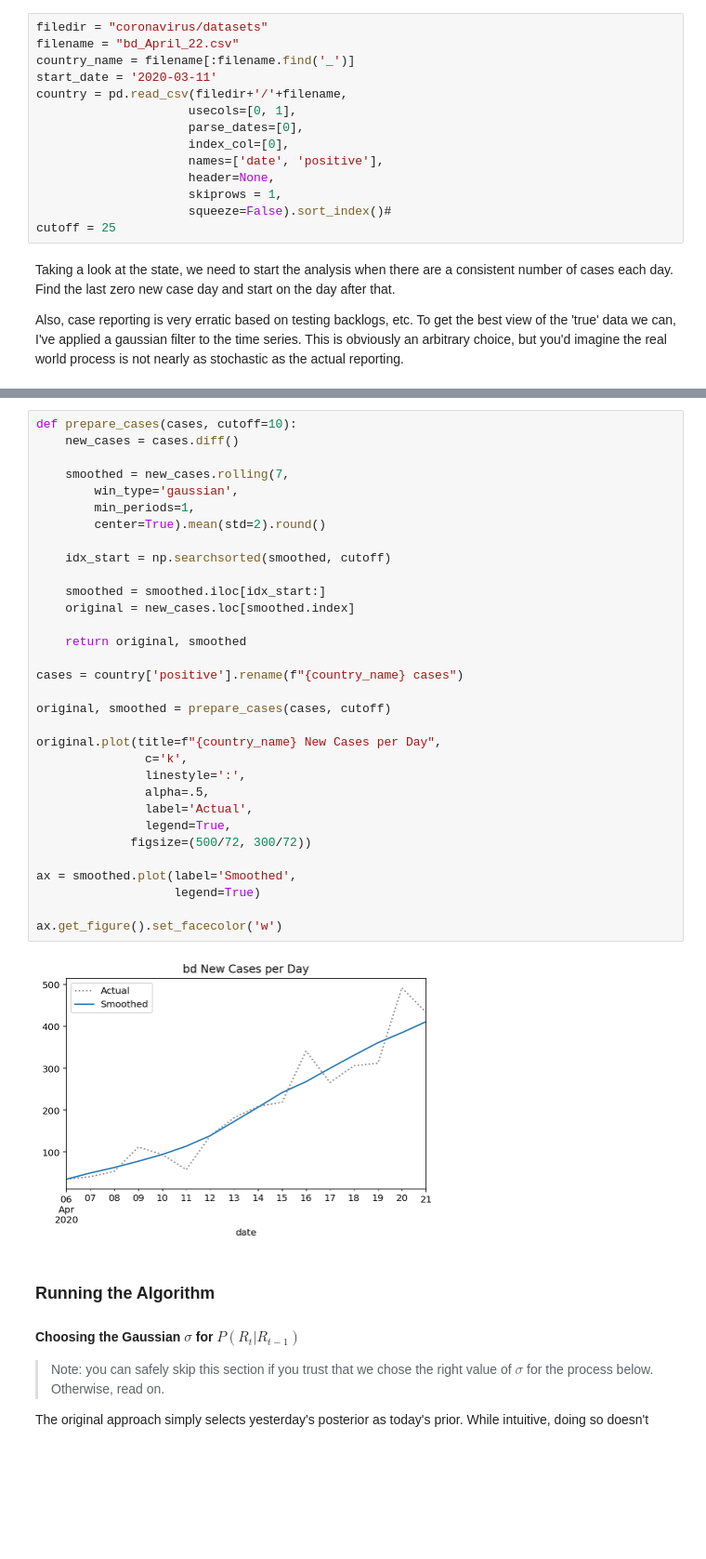
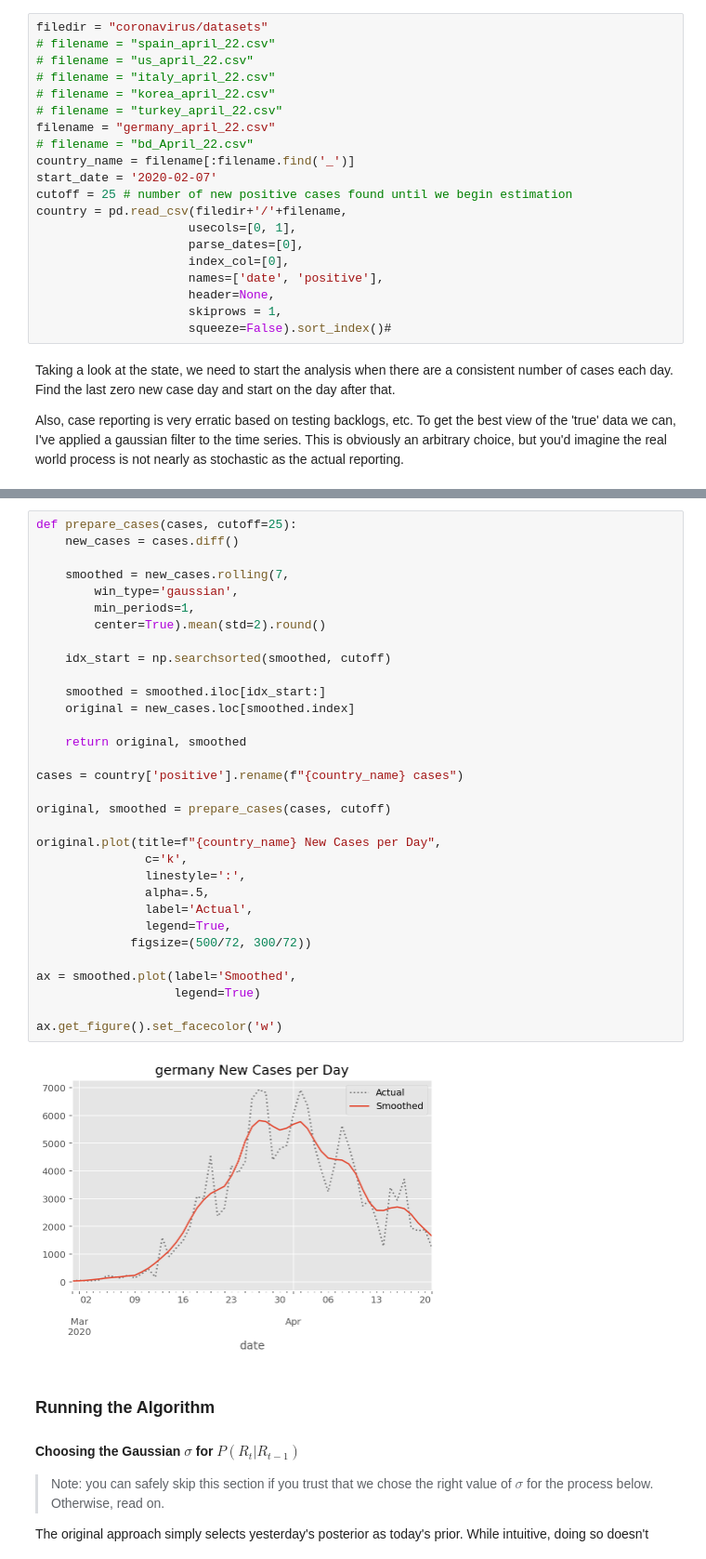
Before and after one commit to tmoon/coronavirus, a Jupyter notebook: Copy_of_Realtime_R0.ipynb, the cells around one changed output, grey strips where cells are left out. Shown at 93% size. Cells and saved outputs as stored; diff of their text form; blank space fills up the shorter version.

Commit message:
final graph

```diff
--- a/Copy_of_Realtime_R0.ipynb
+++ b/Copy_of_Realtime_R0.ipynb
@@ -286,9 +286,16 @@ We can see that the most likely value of $R_t$ changes with time and the highest
 Load US state case data from CovidTracking.com
 # %%
 filedir = "coronavirus/datasets"
-filename = "bd_April_22.csv"
+# filename = "spain_april_22.csv"
+# filename = "us_april_22.csv"
+# filename = "italy_april_22.csv"
+# filename = "korea_april_22.csv"
+# filename = "turkey_april_22.csv"
+filename = "germany_april_22.csv"
+# filename = "bd_April_22.csv"
 country_name = filename[:filename.find('_')]
-start_date = '2020-03-11'
+start_date = '2020-02-07'
+cutoff = 25 # number of new positive cases found until we begin estimation
 country = pd.read_csv(filedir+'/'+filename,
                      usecols=[0, 1],
                      parse_dates=[0],
@@ -297,7 +304,6 @@ country = pd.read_csv(filedir+'/'+filename,
                      header=None,
                      skiprows = 1,
                      squeeze=False).sort_index()#
-cutoff = 25
 # %% [markdown]
 Taking a look at the state, we need to start the analysis when there are a consistent number of cases each day. Find the last zero new case day and start on the day after that.
 
@@ -309,37 +311,37 @@ print(cutoff)
 # %%
-def prepare_cases(cases, cutoff=10):
+def prepare_cases(cases, cutoff=25):
     new_cases = cases.diff()
 
     smoothed = new_cases.rolling(7,
         win_type='gaussian',
         min_periods=1,
         center=True).mean(std=2).round()
 
     idx_start = np.searchsorted(smoothed, cutoff)
 
     smoothed = smoothed.iloc[idx_start:]
     original = new_cases.loc[smoothed.index]
 
     return original, smoothed
 
 cases = country['positive'].rename(f"{country_name} cases")
 
 original, smoothed = prepare_cases(cases, cutoff)
 
 original.plot(title=f"{country_name} New Cases per Day",
                c='k',
                linestyle=':',
                alpha=.5,
                label='Actual',
                legend=True,
              figsize=(500/72, 300/72))
 
 ax = smoothed.plot(label='Smoothed',
                    legend=True)
 
 ax.get_figure().set_facecolor('w')
 # %% [output]
-[figure, old version]
+[figure, new version]
 # %% [markdown]
 ### Running the Algorithm
 
```
Also changed, not shown: parts of 11 cells of this notebook.
